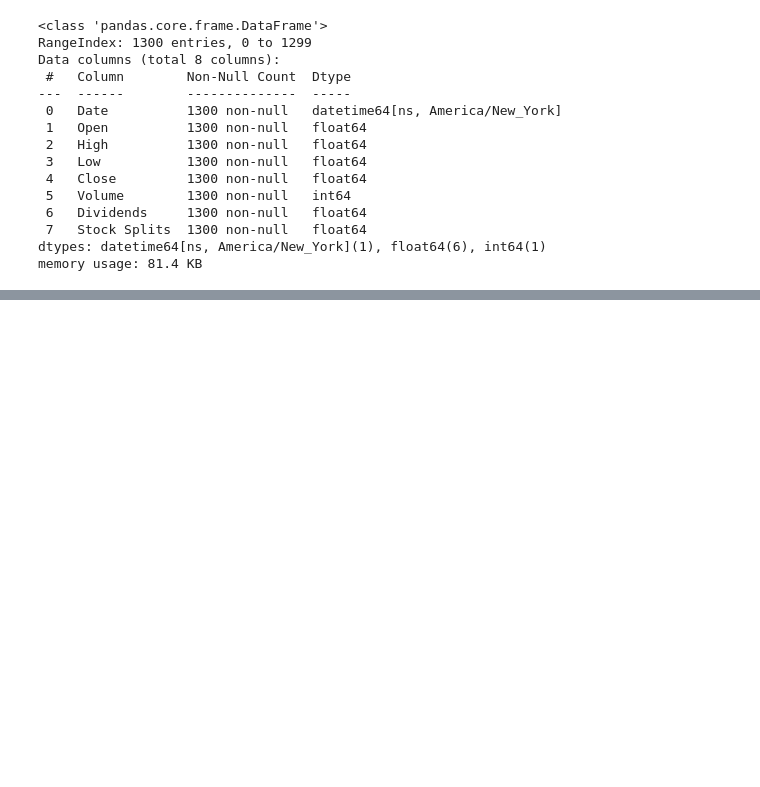
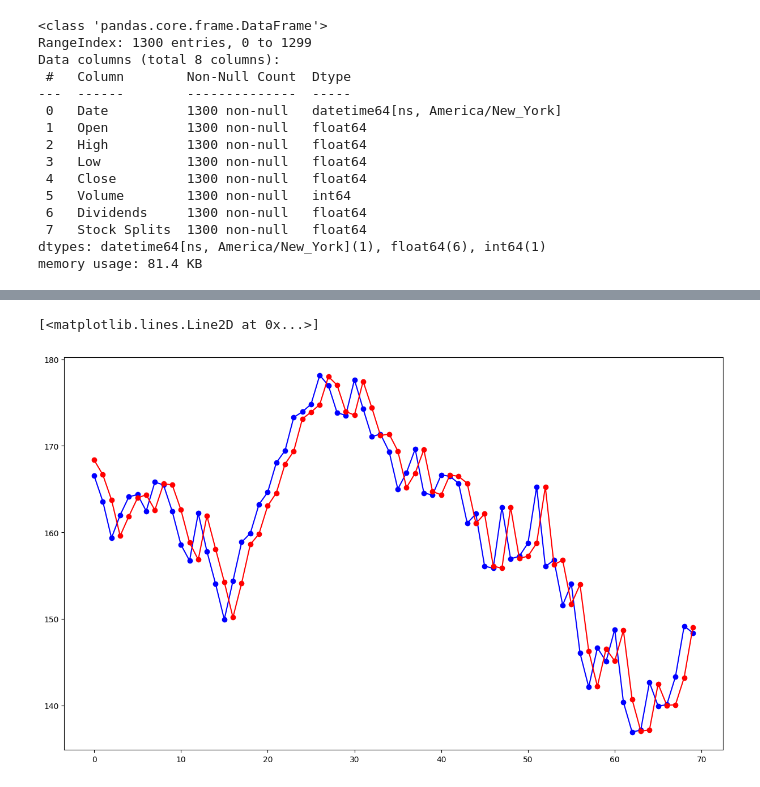
Before and after one commit to X99S5/Stock_Prediction_Model, a Jupyter notebook: Assignment.ipynb, the cells around one changed output, grey strips where cells are left out. Saved outputs shown, nothing was run; the diff lists cells and outputs as text; code cells hidden in the pictures; blank space fills up the shorter version.

Commit message:
Rolling forcast of AAPL using arima(0,1,1)

```diff
--- a/Assignment.ipynb
+++ b/Assignment.ipynb
@@ -138,2 +127,0 @@ len(trainData),len(testData)
-# %%
-model = ARIMA(trainData['Close'].values,order=(0,1,1))
@@ -162,2 +128,15 @@ Warnings:
 # %%
-testData
+predictions = []
+trainData = np.array(tickerDfResample['Close'][700:1230])
+testData = np.array(tickerDfResample['Close'][1230:])
+for i in range(len(testData)):
+    model = ARIMA(trainData,order=(0,1,1))
+    modelFit = model.fit()
+
+    futureForcast = modelFit.forecast()
+    predictions.append(futureForcast[0])
+    trainData = np.append(trainData,testData[i])
+    trainData = trainData[1:]
+
+
+predictions = np.array(predictions)
@@ -176,13 +142,0 @@ testData
-# %%
-pred = modelFit.predict(start = len(trainData) ,end =  len(trainData)+len(testData)-1) # predcits via index weirdly
-pred_train = modelFit.predict(start = 0 ,end =  len(trainData)-1) # predcits via index weirdly
-futureForcast = modelFit.forecast(100)
-testData['Predictions'] = pred
-trainData['Predictions'] = pred_train
-
-#plt.plot(trainData['Predictions'])
-#plt.plot(trainData['Close'])
-
-plt.plot(testData['Predictions'],"-ro")
-plt.plot(testData['Close'],"-go")
-#plt.plot(futureForcast)
@@ -199,0 +163,7 @@ AttributeError: 'ARIMAResults' object has no attribute 'plot_predict'
+# %%
+plt.figure(figsize=(15,9))
+plt.plot(testData,'-bo')
+plt.plot(predictions,'-ro')
+# %% [output]
+[<matplotlib.lines.Line2D at 0x...>]
+[figure, added]
```
Also changed, not shown: parts of 15 cells of this notebook.
